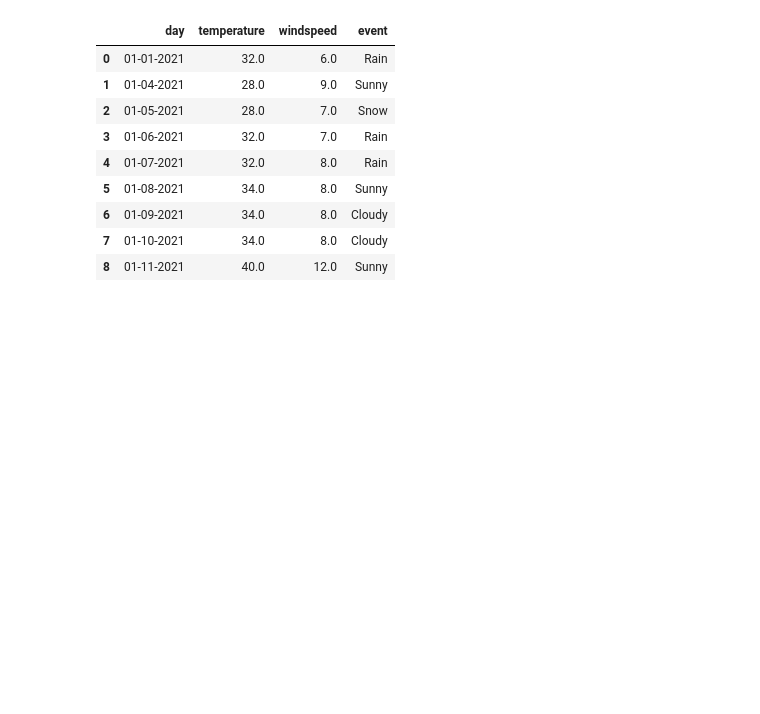
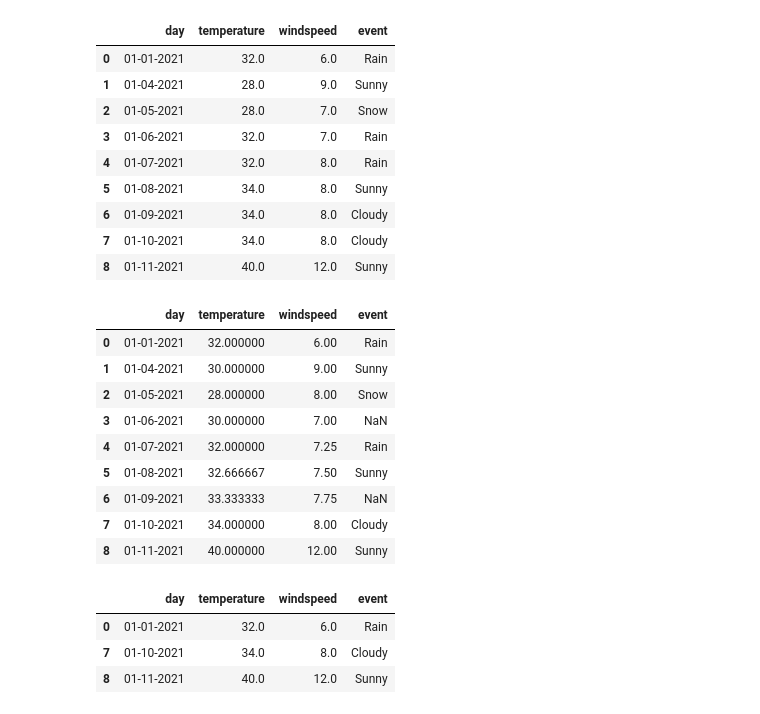
Before and after one commit to 7009soham/MLKJSIM, a Jupyter notebook: DataPre_Processing.ipynb, the cells around one changed output. Cells and saved outputs as stored; diff of their text form; code cells hidden in the pictures; blank space fills up the shorter version.

```diff
--- a/DataPre_Processing.ipynb
+++ b/DataPre_Processing.ipynb
@@ -58,3 +58,25 @@ weather.bfill()
 | 6 | 01-09-2021 | 34.0 | 8.0 | Cloudy |
 | 7 | 01-10-2021 | 34.0 | 8.0 | Cloudy |
 | 8 | 01-11-2021 | 40.0 | 12.0 | Sunny |
+# %%
+import warnings
+weather1 = weather.interpolate()
+weather1
+# %% [output]
+|  | day | temperature | windspeed | event |
+| 0 | 01-01-2021 | 32.000000 | 6.00 | Rain |
+| 1 | 01-04-2021 | 30.000000 | 9.00 | Sunny |
+| 2 | 01-05-2021 | 28.000000 | 8.00 | Snow |
+| 3 | 01-06-2021 | 30.000000 | 7.00 | NaN |
+| 4 | 01-07-2021 | 32.000000 | 7.25 | Rain |
+| 5 | 01-08-2021 | 32.666667 | 7.50 | Sunny |
+| 6 | 01-09-2021 | 33.333333 | 7.75 | NaN |
+| 7 | 01-10-2021 | 34.000000 | 8.00 | Cloudy |
+| 8 | 01-11-2021 | 40.000000 | 12.00 | Sunny |
+# %%
+weather.dropna()
+# %% [output]
+|  | day | temperature | windspeed | event |
+| 0 | 01-01-2021 | 32.0 | 6.0 | Rain |
+| 7 | 01-10-2021 | 34.0 | 8.0 | Cloudy |
+| 8 | 01-11-2021 | 40.0 | 12.0 | Sunny |
```
